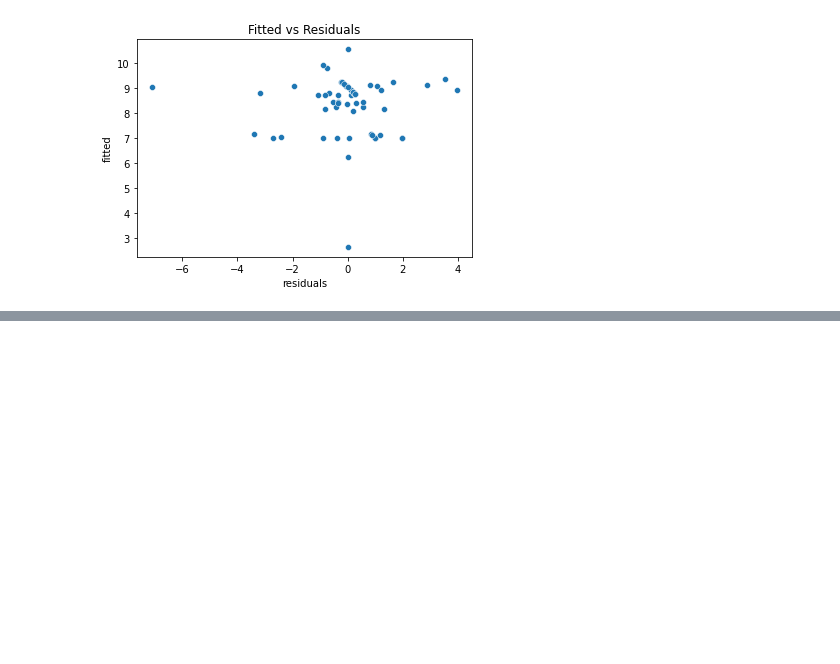
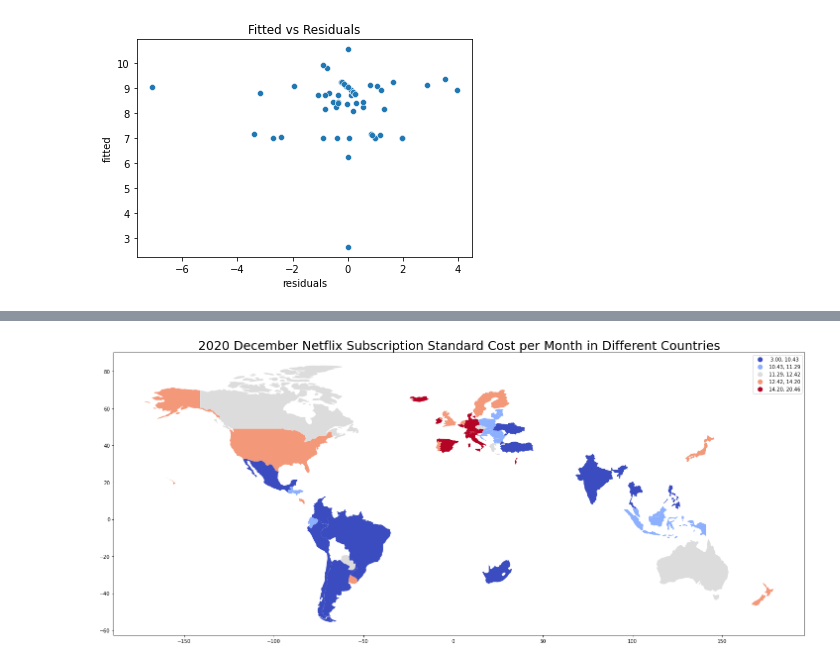
Before and after one commit to cdearman426/DS-Netflix-Project, a Jupyter notebook: gdp_data_cleaning_v1.ipynb, the cells around one changed output, grey strips where cells are left out. Drawn from its saved outputs; the diff is of its cells as text; code cells hidden in the pictures; blank space fills up the shorter version.

```diff
--- a/gdp_data_cleaning_v1.ipynb
+++ b/gdp_data_cleaning_v1.ipynb
@@ -207,0 +308,18 @@ Text(0, 0.5, 'fitted')
+# %%
+# generate country code  based on country name
+import pycountry
+
+def alpha3code(column):
+    CODE=[]
+    for country in column:
+        try:
+            code=pycountry.countries.get(name=country).alpha_3
+           # .alpha_3 means 3-letter country code
+           # .alpha_2 means 2-letter country code
+            CODE.append(code)
+        except:
+            CODE.append('None')
+    return CODE
+# create a column for code
+netflix_gdp2['CODE']=alpha3code(netflix_gdp2.Country)
+netflix_gdp2.head()
@@ -207,0 +336,24 @@ Text(0, 0.5, 'fitted')
+# %%
+world = geopandas.read_file(geopandas.datasets.get_path('naturalearth_lowres'))
+
+# rename the columns so that we can merge with our data
+world.columns=['pop_est', 'continent', 'name', 'CODE', 'gdp_md_est', 'geometry']
+# then merge with our data
+
+merge=pd.merge(world,netflix_gdp2,on='CODE')
+# last thing we need to do is - merge again with our location data which contains each country’s latitude and longitude
+
+location=pd.read_csv('https://raw.githubusercontent.com/melanieshi0120/COVID-19_global_time_series_panel_data/master/data/countries_latitude_longitude.csv')
+
+merge=merge.merge(location,on='name').sort_values(by='Standard_CPM',ascending=False).reset_index()
+# %%
+# plot standard cost per month on a world map
+merge.plot(column='Standard_CPM', scheme="quantiles",
+           figsize=(25, 20),
+           legend=True,cmap='coolwarm')
+plt.title('2020 December Netflix Subscription Standard Cost per Month in Different Countries',fontsize=25)
+# add countries names and numbers
+
+plt.show()
+# %% [output]
+[figure, added]
```
Also changed, not shown: parts of 18 cells of this notebook.
